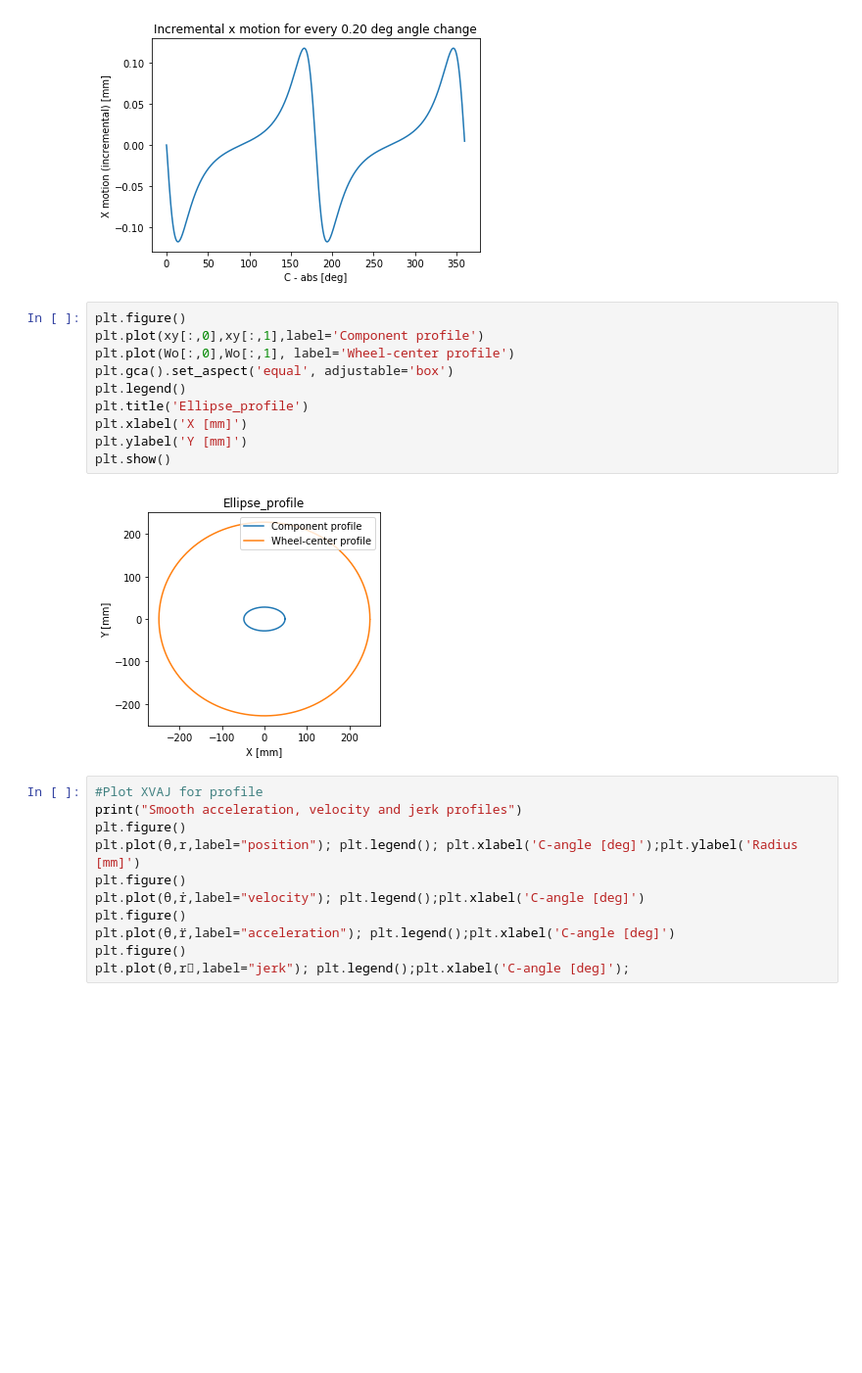
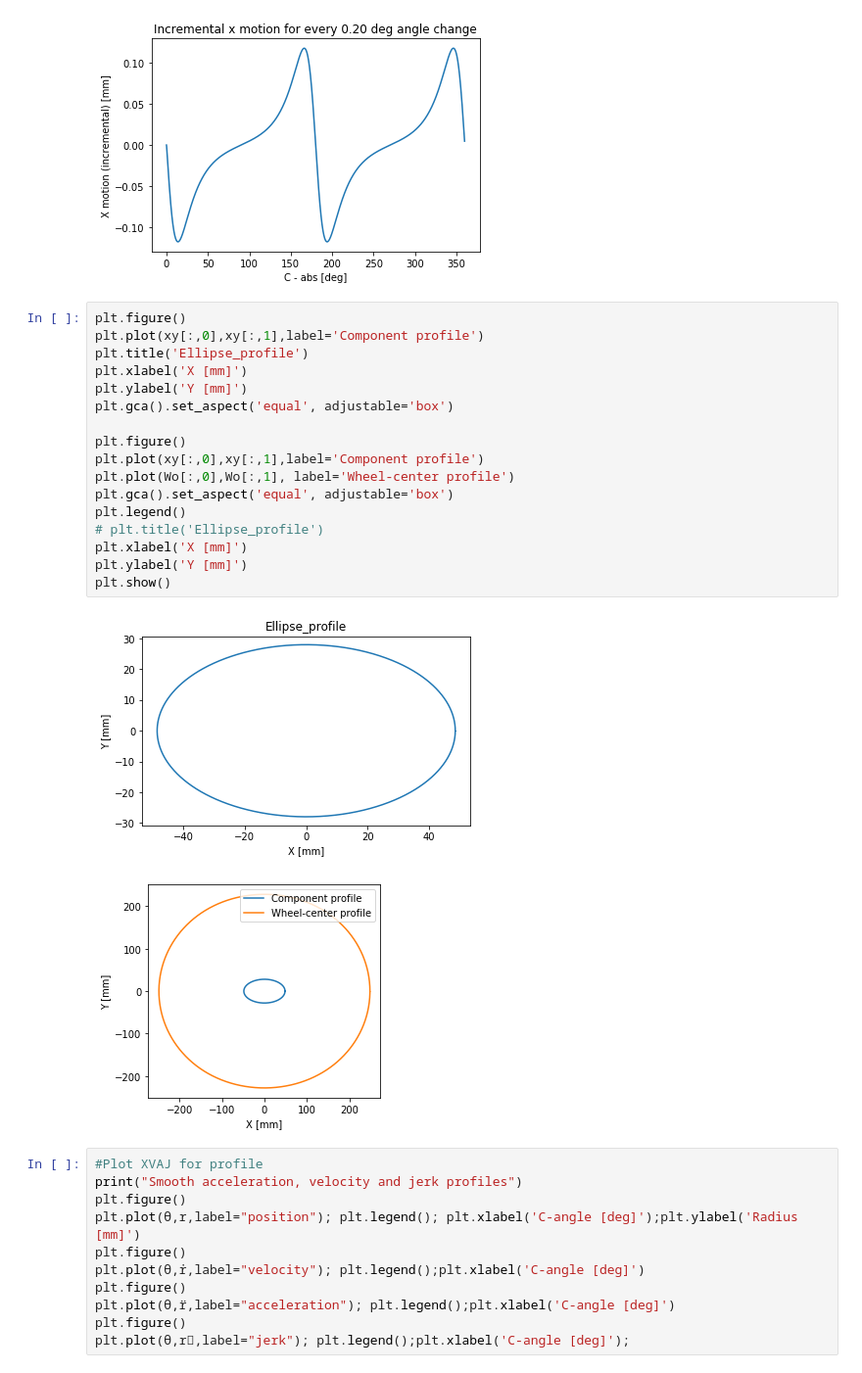
Before and after one commit to mbrijbhushan/cam_profile, a Jupyter notebook: Steer profile.ipynb, the cells around one changed output. Shown at 98% size. Cells and saved outputs as stored; diff of their text form; blank space fills up the shorter version.

```diff
--- a/Steer profile.ipynb
+++ b/Steer profile.ipynb
@@ -203,17 +221,25 @@ plt.ylabel('X motion (incremental) [mm]');
 # %% [output]
 [figure]
 # %%
+plt.figure()
+plt.plot(xy[:,0],xy[:,1],label='Component profile')
+plt.title('Ellipse_profile')
+plt.xlabel('X [mm]')
+plt.ylabel('Y [mm]')
+plt.gca().set_aspect('equal', adjustable='box')
+
 plt.figure()
 plt.plot(xy[:,0],xy[:,1],label='Component profile')
 plt.plot(Wo[:,0],Wo[:,1], label='Wheel-center profile')
 plt.gca().set_aspect('equal', adjustable='box')
 plt.legend()
-plt.title('Ellipse_profile')
+# plt.title('Ellipse_profile')
 plt.xlabel('X [mm]')
 plt.ylabel('Y [mm]')
 plt.show()
 # %% [output]
-[figure, old version]
+[figure, new version]
+[figure, added]
 # %%
 #Plot XVAJ for profile
 print("Smooth acceleration, velocity and jerk profiles")
```
Also changed, not shown: parts of 8 cells of this notebook.
